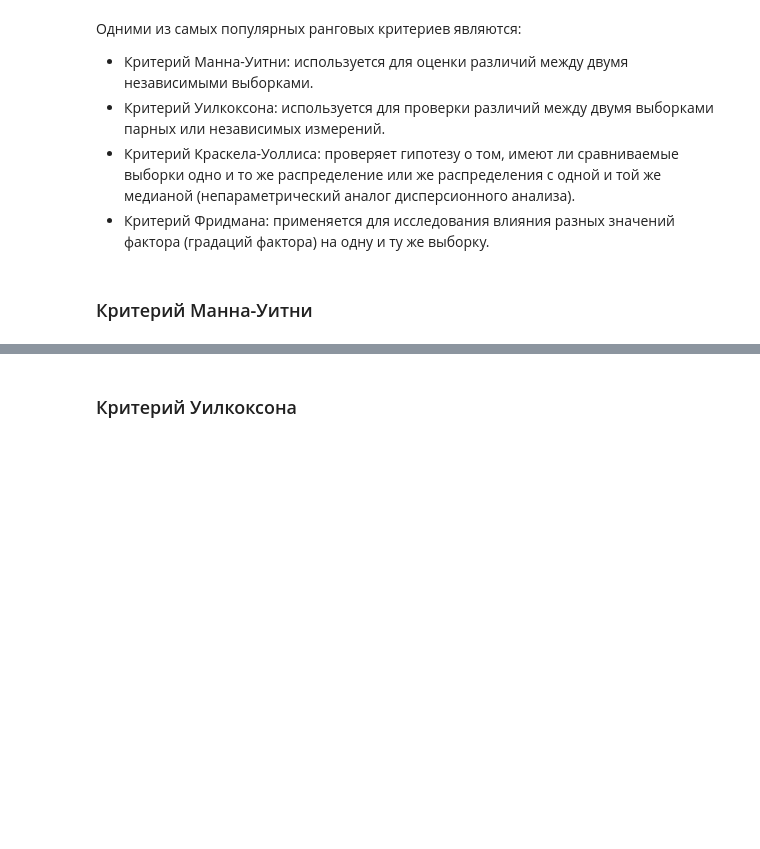
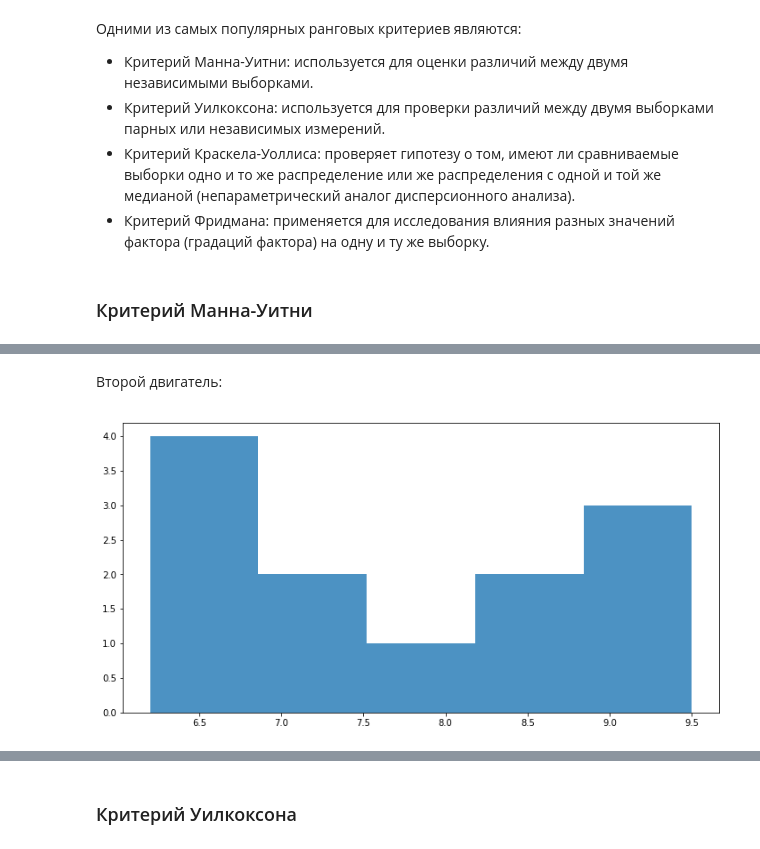
Before and after one commit to maxbolgarin/educational_materials, a Jupyter notebook: Statistics/5_nonparametric_tests.ipynb, the cells around one changed output, grey strips where cells are left out. Drawn from its saved outputs; the diff is of its cells as text; code cells hidden in the pictures; blank space fills up the shorter version.

```diff
--- a/Statistics/5_nonparametric_tests.ipynb
+++ b/Statistics/5_nonparametric_tests.ipynb
@@ -97,0 +121,7 @@ $$ \sigma_U= \sqrt{\frac{n_{1}n_{2}(N+1)}{12} - \frac{n_1 n_2}{12N\left(N^2 - 1\
+# %% [markdown]
+Второй двигатель:
+# %%
+second_engine = [6.8, 7.1, 7.1, 8.4, 9.5, 6.8, 8.1, 9.1, 6.7, 8.9, 8.8, 6.2]
+plot_hist(second_engine, bars=5)
+# %% [output]
+[figure, added]
```
Also changed, not shown: parts of 27 cells of this notebook.
